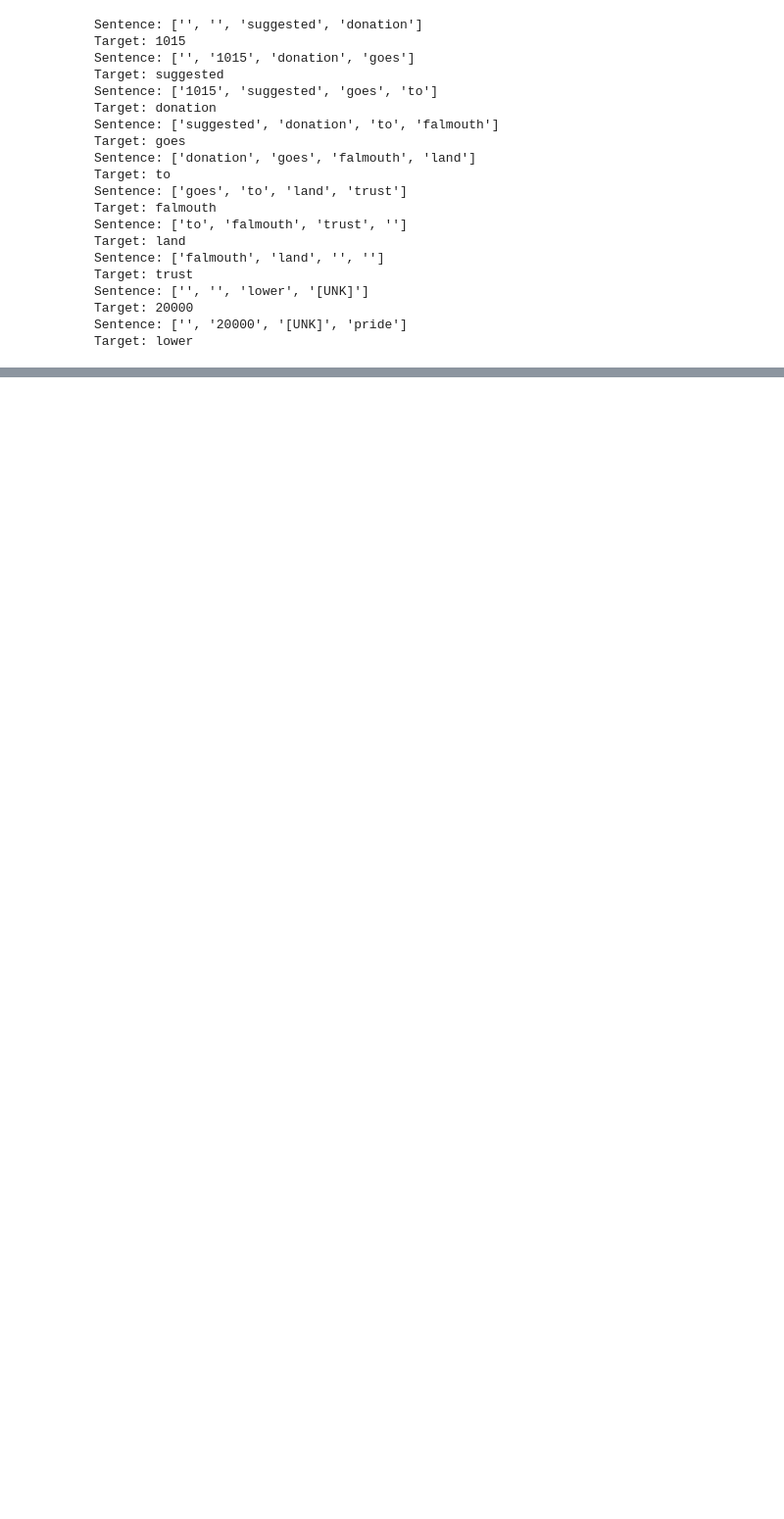
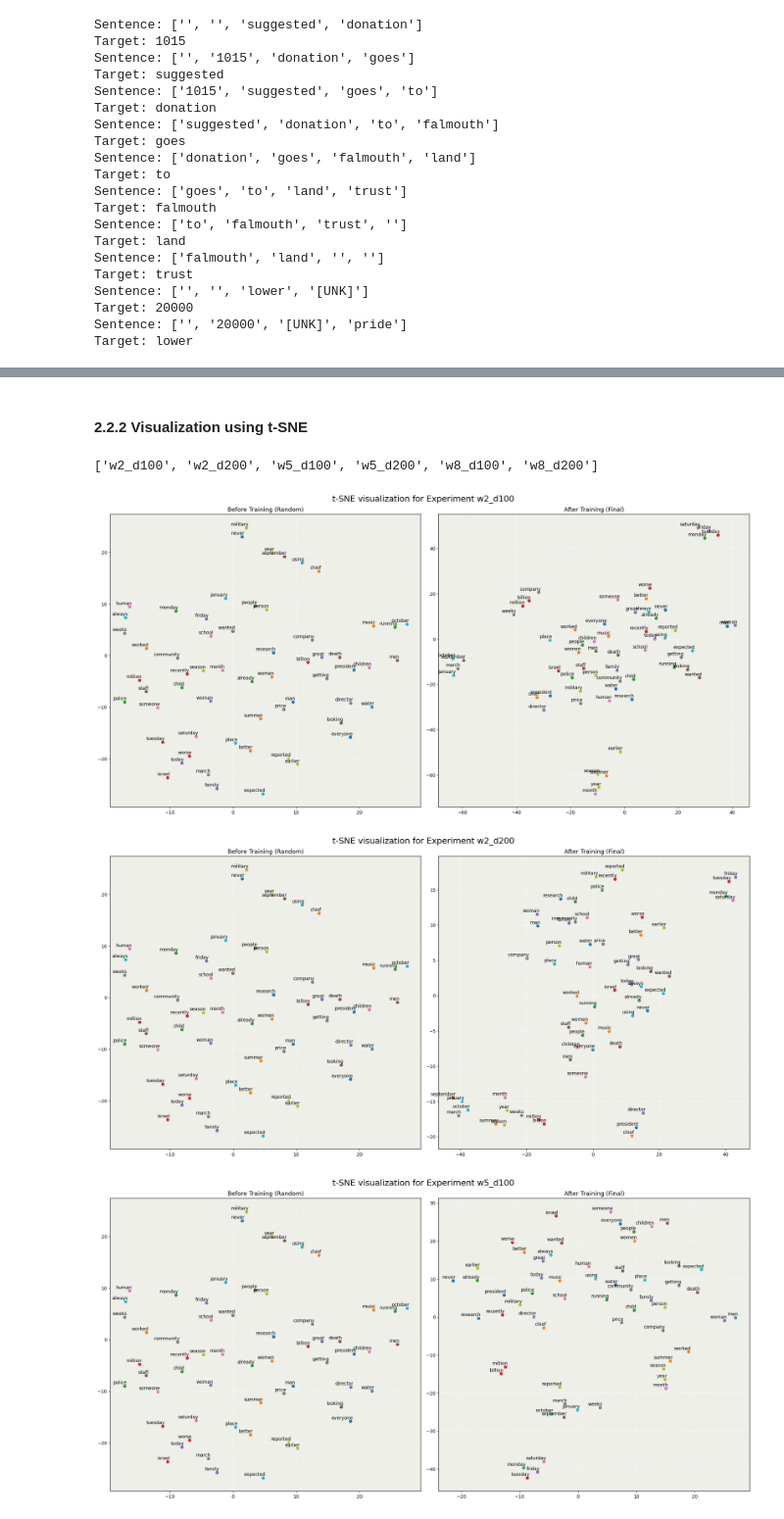
Before and after one commit to CristianMarquina/MIA_LM_LAB, a Jupyter notebook: P1_Embeddings.ipynb, the cells around one changed output, grey strips where cells are left out. Shown at 98% size. Drawn from its saved outputs; the diff is of its cells as text; code cells hidden in the pictures; blank space fills up the shorter version.

```diff
--- a/P1_Embeddings.ipynb
+++ b/P1_Embeddings.ipynb
@@ -422,21 +225,0 @@ def visualize_all_tsne_embeddings(embeddings, word_index, words_to_plot, words_t
-# %%
-embeddings = embeddings_cargados
-targets = "data/target_words.txt"
-words = load_corpus(targets)[0]
-# word_to_id = {str(word): i for i, word in enumerate(vocab)}
-# id_to_word = {v: k for k, v in word_to_id.items()}
-
-
-# Example usage of the first function
-def example_plot_1():
-    #["word_1", "word_2", "word_3", "word_4", "word_5"]  # Select some words to plot
-    visualize_tsne_embeddings(words, embeddings, word_to_id, filename="plot_1.png")
-
-# Example usage of the second function
-#def example_plot_2():
-    # words_to_plot = ["word_10", "word_20", "word_30", "word_40", "word_50"]  # Select some words to plot
-    # words_to_label = ["word_10", "word_30", "word_50"]  # Select some words to label
-    # visualize_all_tsne_embeddings(embeddings, word_index, words_to_plot, words_to_label, filename="plot_2.png")
-
-example_plot_1()
-#example_plot_2()
@@ -444,0 +481,5 @@ example_plot_1()
+# %%
+targets = "data/target_words.txt"
+target_words = load_corpus(targets)
+
+experiment_ids = [f"w{w}_d{d}" for w in window_sizes for d in dimensions]
@@ -444,0 +550,2 @@ example_plot_1()
+# %% [markdown]
+#### 2.2.2 Visualization using t-SNE
@@ -444,0 +599,25 @@ example_plot_1()
+# %%
+experiment_ids
+# %% [output]
+['w2_d100', 'w2_d200', 'w5_d100', 'w5_d200', 'w8_d100', 'w8_d200']
+# %%
+# Initialize a new model and extract random weights
+random_model = build_embedding_model(MAX_TOKENS, 100, 2)
+random_weights = random_model.get_layer('embedding_layer').get_weights()[0]
+
+for eid in experiment_ids:
+    file_path = os.path.join(save_dir, f"embeddings_{eid}.npy")
+    trained_embeddings = np.load(file_path)
+
+
+    visualize_comparison(
+        target_words,
+        embeddings_before=random_weights,
+        embeddings_after=trained_embeddings,
+        word_index=word_to_id,
+        title=f"t-SNE visualization for Experiment {eid}"
+    )
+# %% [output]
+[figure, added]
+[figure, added]
+[figure, added]
```
Also changed, not shown: parts of 36 cells of this notebook.
